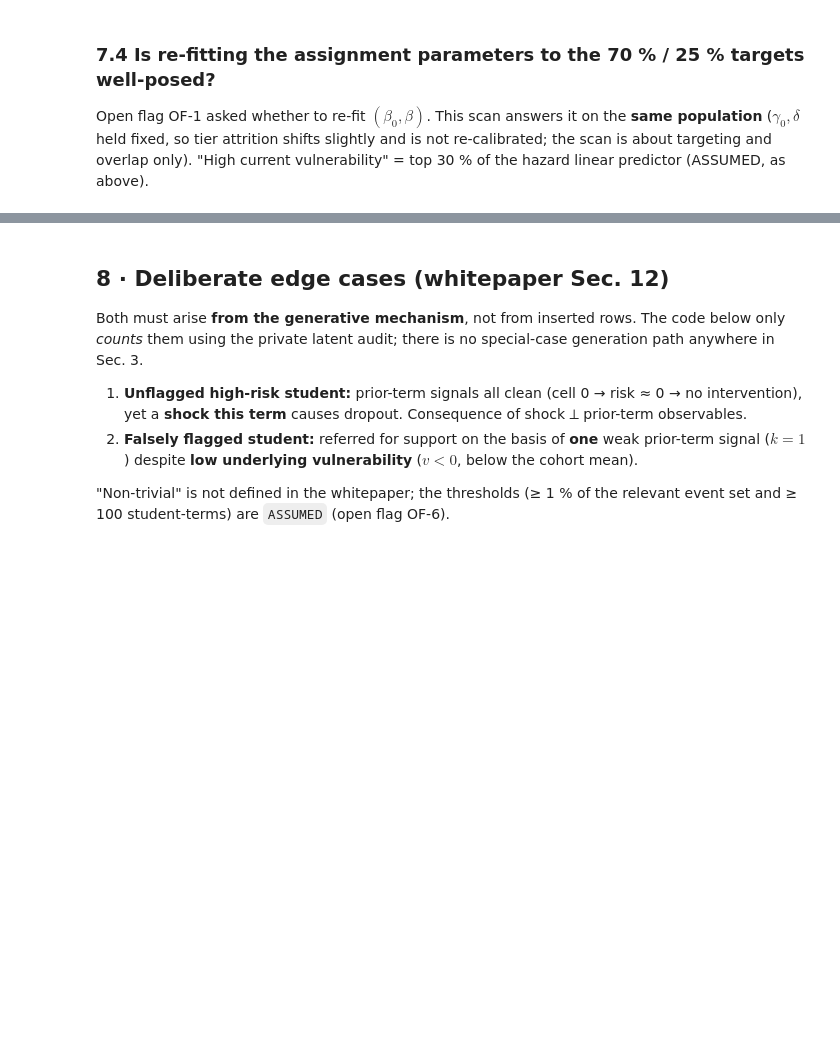
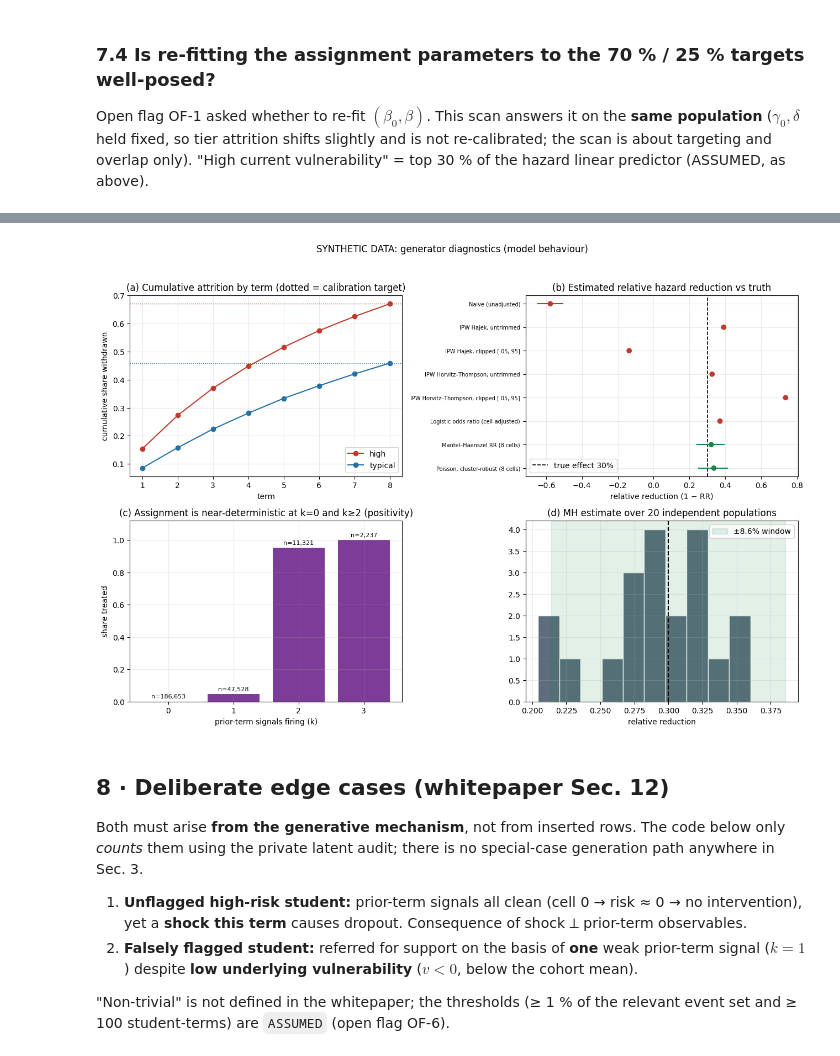
Before and after one commit to machew-b/Student-Retention-Synthetic-Data-Generator, a Jupyter notebook: synthetic-data-generator/student-retention-data-generator.ipynb, the cells around one changed output, grey strips where cells are left out. Saved outputs shown, nothing was run; the diff lists cells and outputs as text; code cells hidden in the pictures; blank space fills up the shorter version.

```diff
--- a/synthetic-data-generator/student-retention-data-generator.ipynb
+++ b/synthetic-data-generator/student-retention-data-generator.ipynb
@@ -693,34 +816,36 @@ assert (PARAM['beta0']['value'], PARAM['beta']['value']) == (-9.0, 6.0)      # d
 fig, ax = plt.subplots(2, 2, figsize=(13, 9)); ax = ax.ravel()
 # (a) cumulative attrition by term & tier (from exported tables only)
 last_t = TABLES["Enrollments"].groupby("student_id").term.max(); st = TABLES["Students"].set_index("student_id")
 for tr_, col in [("high", "#c0392b"), ("typical", "#2471a3")]:
     ids = st.index[st.region_tier == tr_]; wd_t = last_t.loc[ids][TABLES["PersistenceOutcomes"].groupby("student_id").attrition_flag.first().loc[ids]]
     cum = [(wd_t <= t).sum() / len(ids) for t in range(1, T + 1)]
     ax[0].plot(range(1, T + 1), cum, marker="o", color=col, label=tr_)
     ax[0].axhline(P("target_high_2022") if tr_ == "high" else P("target_typical_2022"), color=col, ls=":", lw=1)
 ax[0].set(title="(a) Cumulative attrition by term (dotted = calibration target)", xlabel="term", ylabel="cumulative share withdrawn"); ax[0].legend()
 # (b) estimators vs truth
 e = est.reset_index(drop=True); yy = np.arange(len(e))[::-1]
 good = e.estimator.str.contains("Poisson|Mantel")
 ax[1].axvline(TRUE_EFFECT, color="k", ls="--", lw=1.2, label="true effect 30%")
 ax[1].scatter(e["est. relative reduction"], yy, color=np.where(good, "#1e8449", "#c0392b"), zorder=3)
 for i, (lo, hi, g_) in zip(yy, zip(e["CI lo"], e["CI hi"], good)):
     if not np.isnan(lo): ax[1].plot([lo, hi], [i, i], color="#1e8449" if g_ else "#c0392b")
 ax[1].set_yticks(yy); ax[1].set_yticklabels(e.estimator, fontsize=7); ax[1].set(title="(b) Estimated relative hazard reduction vs truth", xlabel="relative reduction (1 − RR)"); ax[1].legend()
 # (c) share treated by signal count
 ax[2].bar(pos.index.astype(str), pos.share_treated, color="#7d3c98")
 for i, (s_, n_) in enumerate(zip(pos.share_treated, pos.student_terms)): ax[2].text(i, s_ + .02, f"n={n_:,}", ha="center", fontsize=8)
 ax[2].set(title="(c) Assignment is near-deterministic at k=0 and k≥2 (positivity)", xlabel="prior-term signals firing (k)", ylabel="share treated", ylim=(0, 1.12))
 # (d) replicate distribution of the MH estimate
 ax[3].hist(REP.mh_reduction, bins=10, color="#5d6d7e", edgecolor="white")
 ax[3].axvline(TRUE_EFFECT, color="k", ls="--"); ax[3].axvspan(TRUE_EFFECT - window, TRUE_EFFECT + window, color="#1e8449", alpha=.12, label=f"±{window:.1%} window")
 ax[3].set(title=f"(d) MH estimate over {len(REP)} independent populations", xlabel="relative reduction"); ax[3].legend()
 for a_ in ax: a_.grid(alpha=.25)
-fig.suptitle("SYNTHETIC DATA: generator diagnostics (model behaviour, not real students)",
+fig.suptitle("SYNTHETIC DATA: generator diagnostics (model behaviour)",
              fontsize=12, y=0.985)
 plt.tight_layout(rect=[0, 0, 1, 0.96])   # reserve the top 4% of the figure for the title
 fig.savefig(OUT / "diagnostics.png", dpi=130, bbox_inches="tight", pad_inches=0.25)
 plt.show()
+# %% [output]
+[figure, added]
 # %% [markdown]
 ## 8 · Deliberate edge cases (whitepaper Sec. 12)
 Both must arise **from the generative mechanism**, not from inserted rows. The code below only *counts* them using the private latent audit; there is no special-case generation path anywhere in Sec. 3.
```
Also changed, not shown: parts of 19 cells of this notebook.
